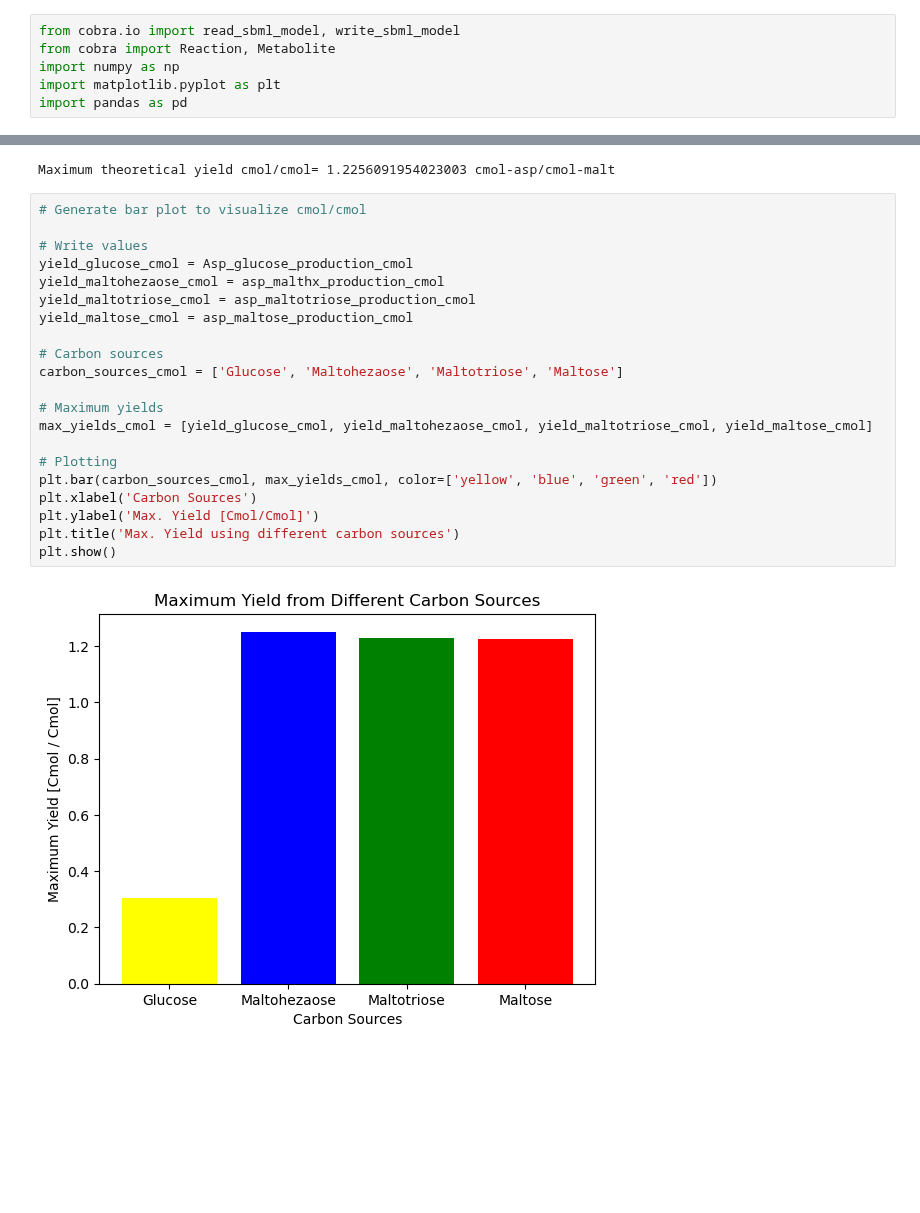
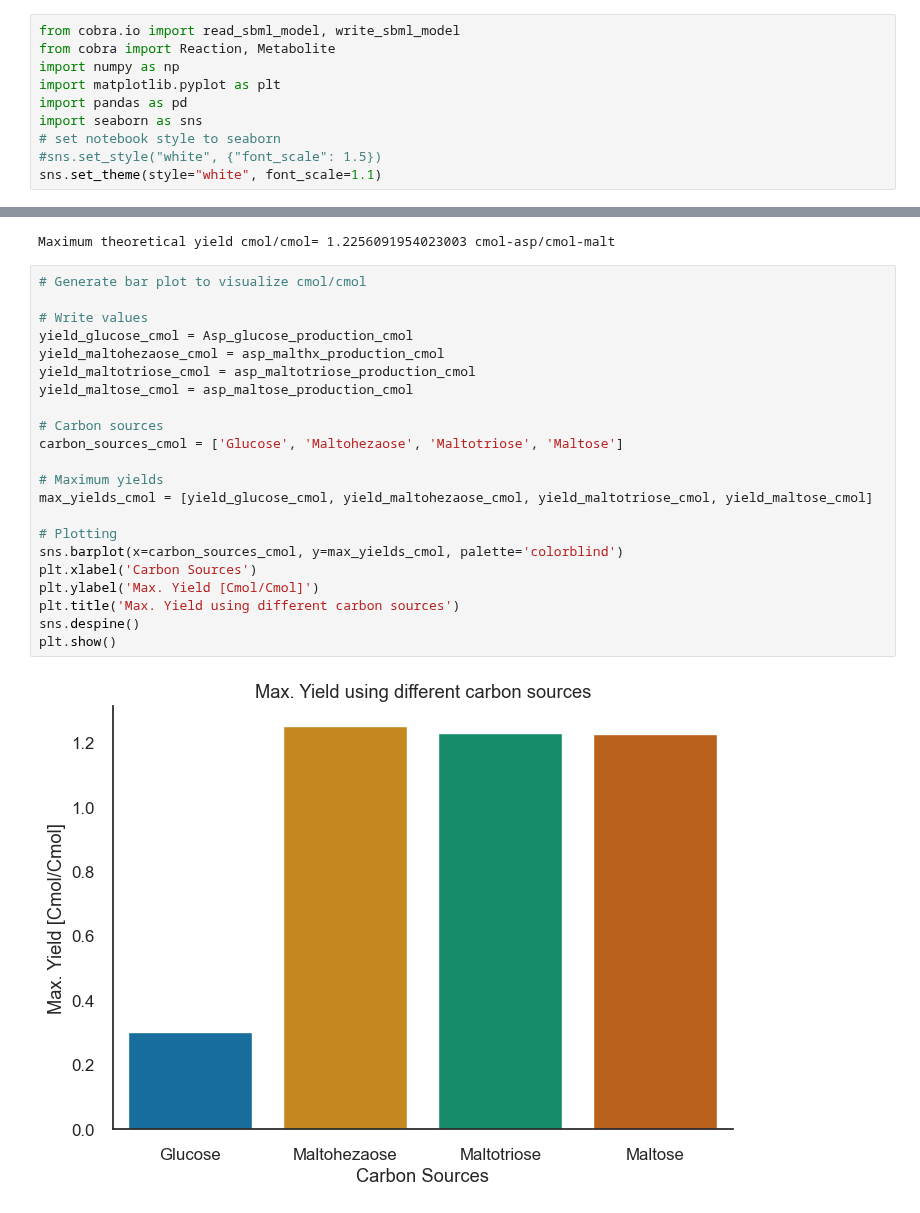
Before and after one commit to 27410/group-assingment-group-14, a Jupyter notebook: 2_Theoretical_yield.ipynb, the cells around one changed output, grey strips where cells are left out. Drawn from its saved outputs; the diff is of its cells as text; blank space fills up the shorter version.

Commit message:
theoreticla yield changes

```diff
--- a/2_Theoretical_yield.ipynb
+++ b/2_Theoretical_yield.ipynb
@@ -6,5 +6,9 @@ from cobra import Reaction, Metabolite
 import numpy as np
 import matplotlib.pyplot as plt
 import pandas as pd
+import seaborn as sns
+# set notebook style to seaborn
+#sns.set_style("white", {"font_scale": 1.5})
+sns.set_theme(style="white", font_scale=1.1)
 # %% [markdown]
 ### Import model and simulate the medium
@@ -362,23 +317,24 @@ Maximum theoretical yield cmol/cmol= 1.2256091954023003 cmol-asp/cmol-malt
 # %%
 # Generate bar plot to visualize cmol/cmol
 
 # Write values
 yield_glucose_cmol = Asp_glucose_production_cmol
 yield_maltohezaose_cmol = asp_malthx_production_cmol
 yield_maltotriose_cmol = asp_maltotriose_production_cmol
 yield_maltose_cmol = asp_maltose_production_cmol
 
 # Carbon sources
 carbon_sources_cmol = ['Glucose', 'Maltohezaose', 'Maltotriose', 'Maltose']
 
 # Maximum yields
 max_yields_cmol = [yield_glucose_cmol, yield_maltohezaose_cmol, yield_maltotriose_cmol, yield_maltose_cmol]
 
 # Plotting
-plt.bar(carbon_sources_cmol, max_yields_cmol, color=['yellow', 'blue', 'green', 'red'])
+sns.barplot(x=carbon_sources_cmol, y=max_yields_cmol, palette='colorblind')
 plt.xlabel('Carbon Sources')
 plt.ylabel('Max. Yield [Cmol/Cmol]')
 plt.title('Max. Yield using different carbon sources')
+sns.despine()
 plt.show()
 # %% [output]
-[figure, old version]
+[figure, new version]
```
Also changed, not shown: parts of 10 cells of this notebook.
